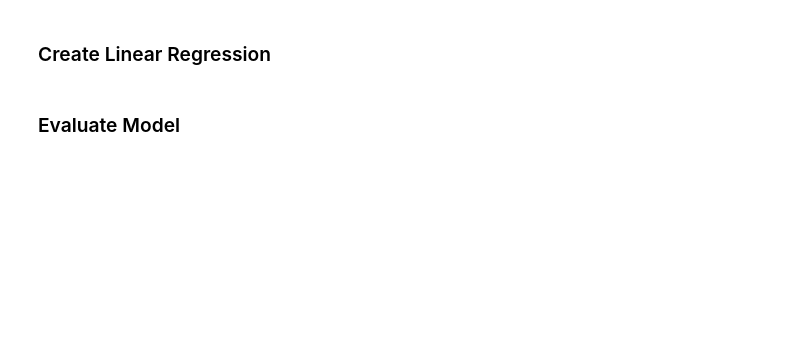
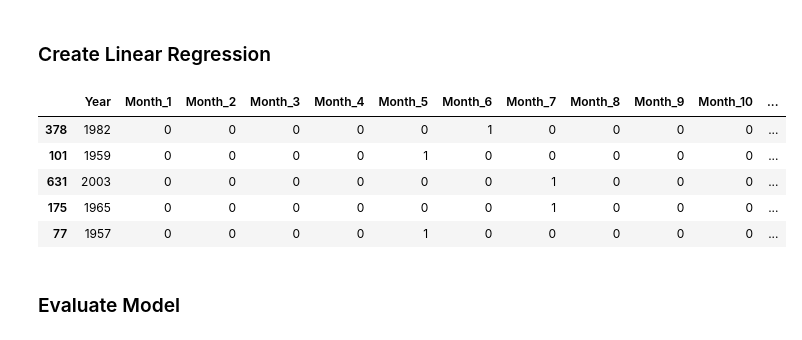
Before and after one commit to PopsicleMud/tornado-history, a Jupyter notebook: tornado-history.ipynb, the cells around one changed output. Saved outputs shown, nothing was run; the diff lists cells and outputs as text; code cells hidden in the pictures; blank space fills up the shorter version.

```diff
--- a/tornado-history.ipynb
+++ b/tornado-history.ipynb
@@ -67,17 +72,31 @@ sns.heatmap(correlation_table)
 # %% [markdown]
 ### Create Linear Regression
 # %%
+# create dummies
+df = pd.get_dummies(df, columns = ['Month'], dtype = int)
+
 # Split data
 X = df.drop(columns = ['Tornadoes', 'Fatalities'])
 y = df['Tornadoes']
-X_train, X_test, y_train, y_test = train_test_split(X, y, test_size=.2, random_state=42)
+X_train, X_test, y_train, y_test = train_test_split(X, y, test_size=.2, random_state=0)
+
+
 
 
 # create model https://towardsdatascience.com/linear-regression-in-6-lines-of-python-5e1d0cd05b8d
 model = LinearRegression()
 model.fit(X_train,y_train)
 
 y_pred = model.predict(X_test)
+
+X_test.head()
+# %% [output]
+|  | Year | Month_1 | Month_2 | Month_3 | Month_4 | Month_5 | Month_6 | Month_7 | Month_8 | Month_9 | Month_10 | ... |
+| 378 | 1982 | 0 | 0 | 0 | 0 | 0 | 1 | 0 | 0 | 0 | 0 | ... |
+| 101 | 1959 | 0 | 0 | 0 | 0 | 1 | 0 | 0 | 0 | 0 | 0 | ... |
+| 631 | 2003 | 0 | 0 | 0 | 0 | 0 | 0 | 1 | 0 | 0 | 0 | ... |
+| 175 | 1965 | 0 | 0 | 0 | 0 | 0 | 0 | 1 | 0 | 0 | 0 | ... |
+| 77 | 1957 | 0 | 0 | 0 | 0 | 1 | 0 | 0 | 0 | 0 | 0 | ... |
 # %% [markdown]
 ### Evaluate Model
 # %%
```
Also changed, not shown: parts of 3 cells of this notebook.
